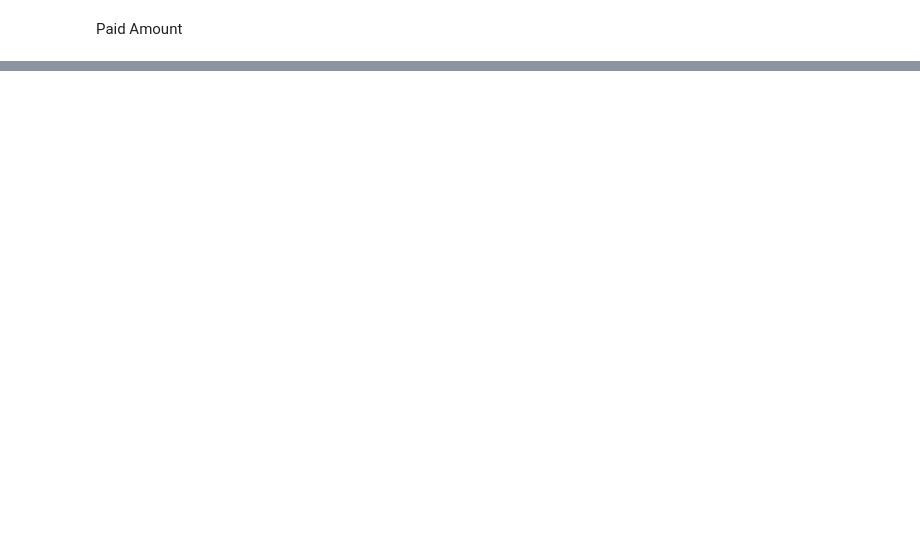
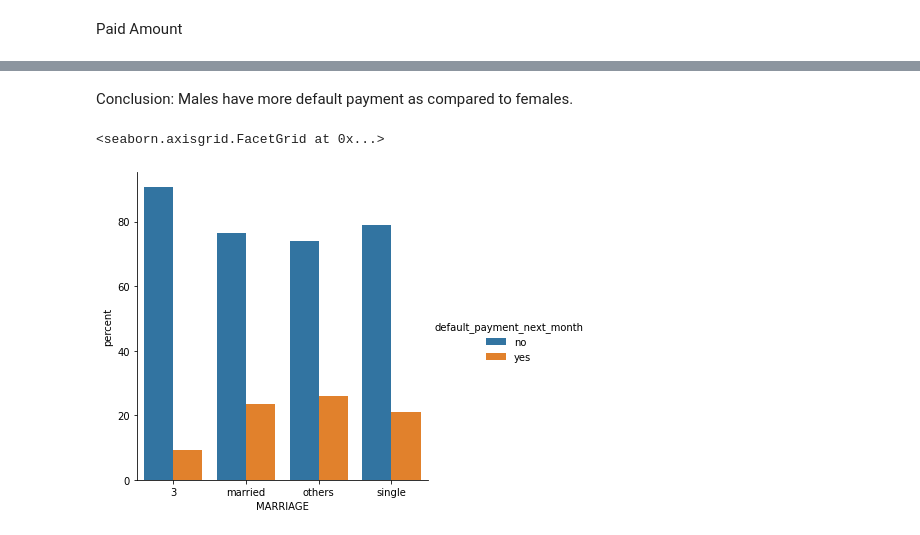
Before and after one commit to mmishra1092/Credit-Card-Default-Prediction, a Jupyter notebook: MAYANK_MISHRA_Credit_Card_Default_Prediction_Capstone_Project.ipynb, the cells around one changed output, grey strips where cells are left out. Saved outputs shown, nothing was run; the diff lists cells and outputs as text; code cells hidden in the pictures; blank space fills up the shorter version.

```diff
--- a/MAYANK_MISHRA_Credit_Card_Default_Prediction_Capstone_Project.ipynb
+++ b/MAYANK_MISHRA_Credit_Card_Default_Prediction_Capstone_Project.ipynb
@@ -499,0 +496,9 @@ for col in cat_features_df:
+# %% [markdown]
+Conclusion: Males have more default payment as compared to females.
+# %%
+# Plot to visualize the data distribution between marriage and default payment
+x,y = 'MARRIAGE', 'default_payment_next_month'
+(credit_data_df.groupby(x)[y].value_counts(normalize= True).mul(100).rename('percent').reset_index().pipe((sns.catplot,'data'), x=x, y='percent',hue = y,kind='bar'))
+# %% [output]
+<seaborn.axisgrid.FacetGrid at 0x...>
+[figure, added]
```
Also changed, not shown: parts of 40 cells of this notebook.
